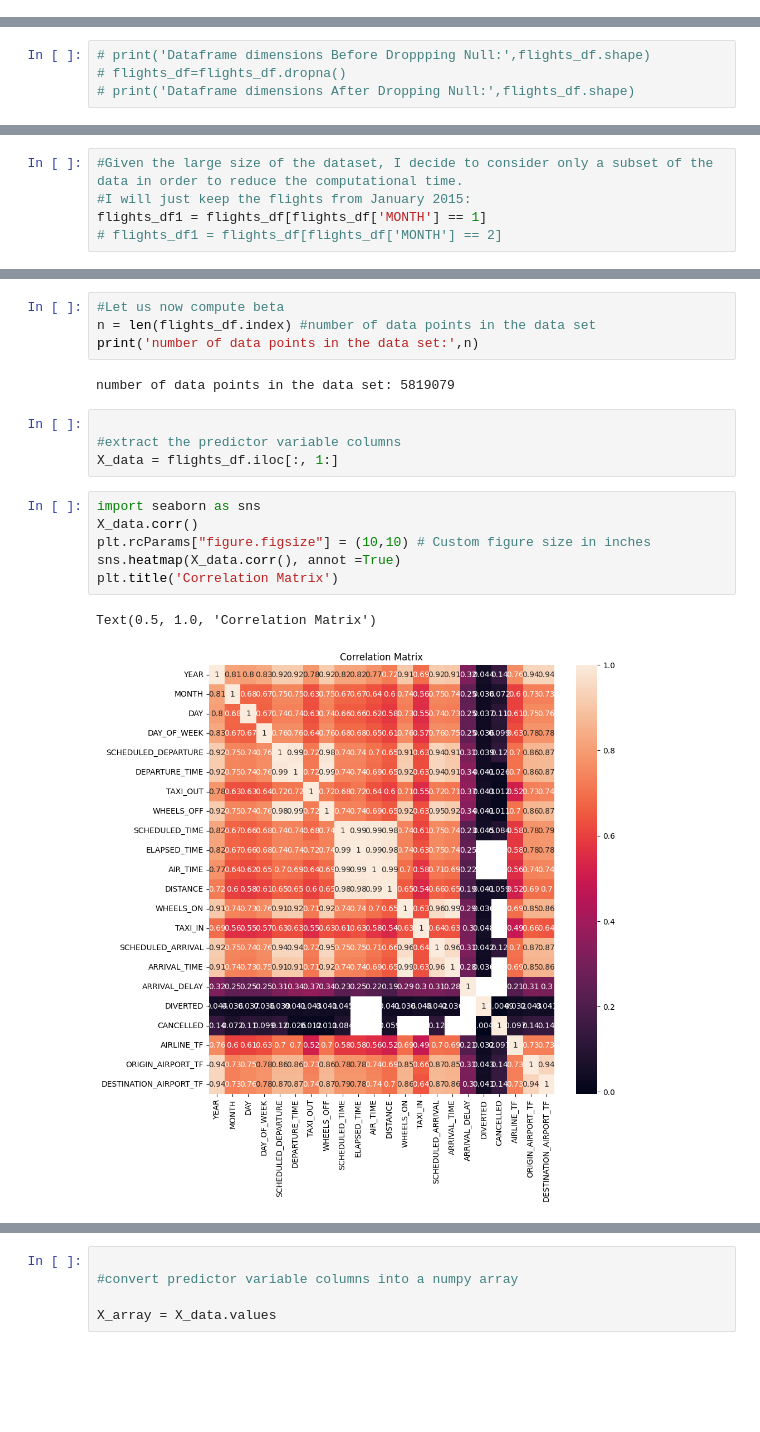
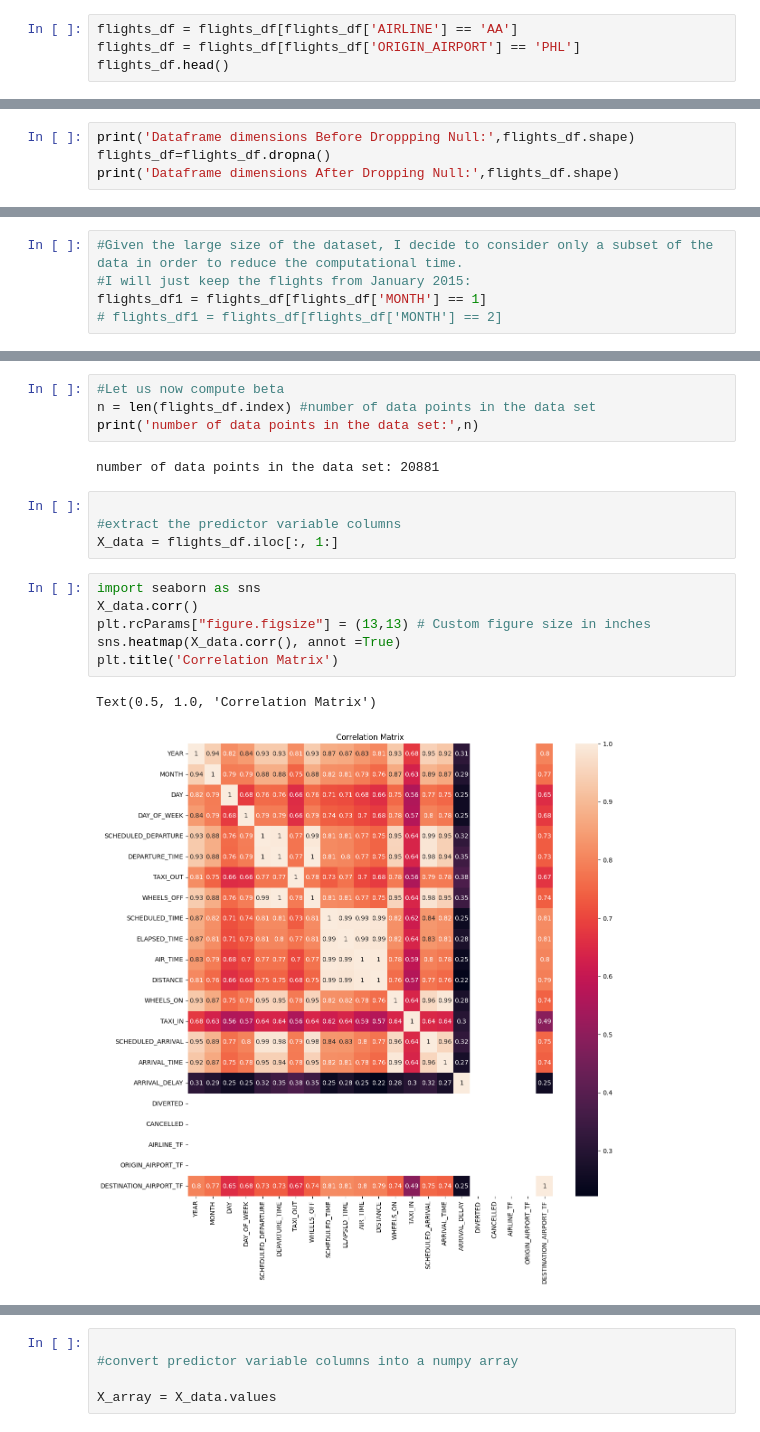
Before and after one commit to arvind-maurya/IIML_Group_Project, a Jupyter notebook: Predicting_Flight_Delay_Trial.ipynb, the cells around one changed output, grey strips where cells are left out. Saved outputs shown, nothing was run; the diff lists cells and outputs as text; blank space fills up the shorter version.

```diff
--- a/Predicting_Flight_Delay_Trial.ipynb
+++ b/Predicting_Flight_Delay_Trial.ipynb
@@ -48,0 +40,4 @@ flights_df.head()
+# %%
+flights_df = flights_df[flights_df['AIRLINE'] == 'AA']
+flights_df = flights_df[flights_df['ORIGIN_AIRPORT'] == 'PHL']
+flights_df.head()
@@ -68,6 +70,6 @@ Dataset flights.csv file description
 
 An additional file of this dataset, the airports.csv file, gives a more exhaustive description of the airports:
 # %%
-# print('Dataframe dimensions Before Droppping Null:',flights_df.shape)
-# flights_df=flights_df.dropna()
-# print('Dataframe dimensions After Dropping Null:',flights_df.shape)
+print('Dataframe dimensions Before Droppping Null:',flights_df.shape)
+flights_df=flights_df.dropna()
+print('Dataframe dimensions After Dropping Null:',flights_df.shape)
@@ -217,7 +214,7 @@ plt.show()
 n = len(flights_df.index) #number of data points in the data set
 print('number of data points in the data set:',n)
 # %% [output]
-number of data points in the data set: 5819079
+number of data points in the data set: 20881
 # %%
 
 #extract the predictor variable columns
@@ -225,11 +222,11 @@ X_data = flights_df.iloc[:, 1:]
 # %%
 import seaborn as sns
 X_data.corr()
-plt.rcParams["figure.figsize"] = (10,10) # Custom figure size in inches
+plt.rcParams["figure.figsize"] = (13,13) # Custom figure size in inches
 sns.heatmap(X_data.corr(), annot =True)
 plt.title('Correlation Matrix')
 # %% [output]
 Text(0.5, 1.0, 'Correlation Matrix')
-[figure, old version]
+[figure, new version]
 # %%
 column1_to_remove = ['WHEELS_ON','AIR_TIME','ELAPSED_TIME','ARRIVAL_TIME','WHEELS_OFF','DISTANCE' ,'SCHEDULED_DEPARTURE']
```
Also changed, not shown: parts of 9 cells of this notebook.
